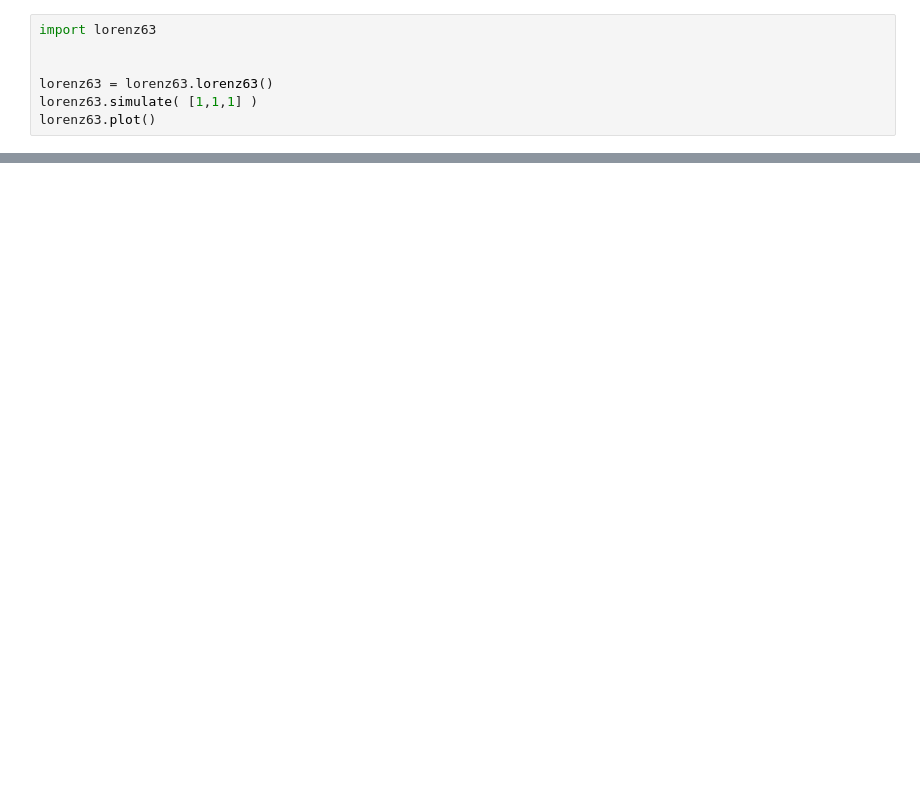
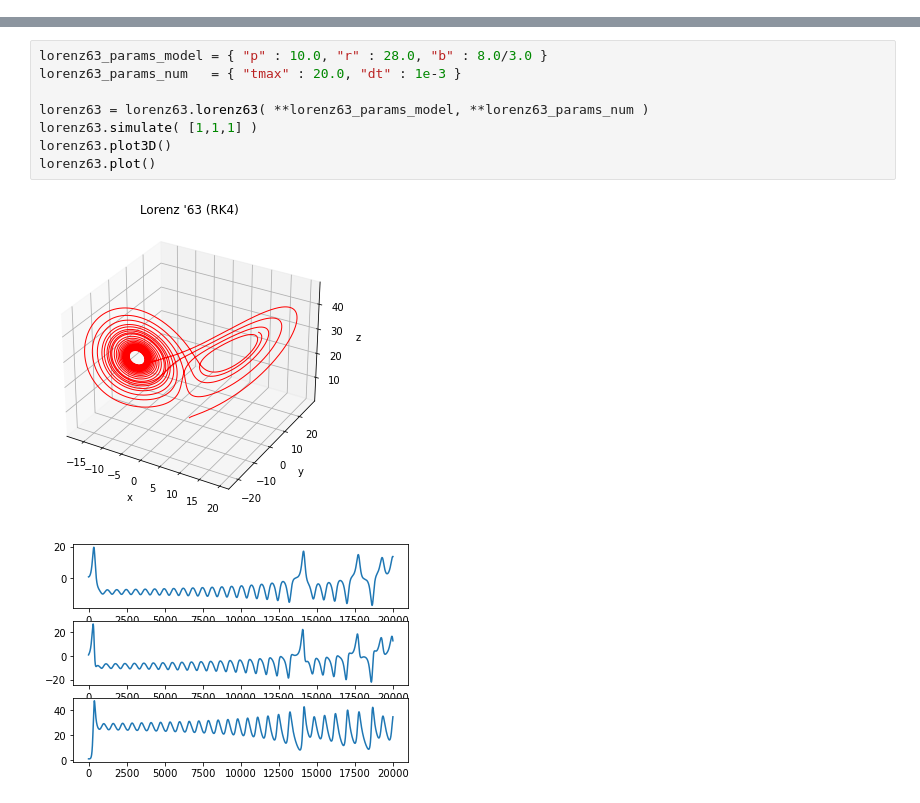
Before and after one commit to FlorianBeiser/Lorenz63, a Jupyter notebook: lorenz63.ipynb, the cells around one changed output, grey strips where cells are left out. Cells and saved outputs as stored; diff of their text form; blank space fills up the shorter version.

```diff
--- a/lorenz63.ipynb
+++ b/lorenz63.ipynb
@@ -1,7 +0,0 @@
-# %%
-import lorenz63
-
-
-lorenz63 = lorenz63.lorenz63()
-lorenz63.simulate( [1,1,1] )
-lorenz63.plot()
@@ -9,0 +12,11 @@ TypeError: simulate() takes 1 positional argument but 2 were given
+# %%
+lorenz63_params_model = { "p" : 10.0, "r" : 28.0, "b" : 8.0/3.0 }
+lorenz63_params_num   = { "tmax" : 20.0, "dt" : 1e-3 }
+
+lorenz63 = lorenz63.lorenz63( **lorenz63_params_model, **lorenz63_params_num )
+lorenz63.simulate( [1,1,1] )
+lorenz63.plot3D()
+lorenz63.plot()
+# %% [output]
+[figure, added]
+[figure, added]
```
Also changed, not shown: parts of 4 cells of this notebook, 2 other files.
